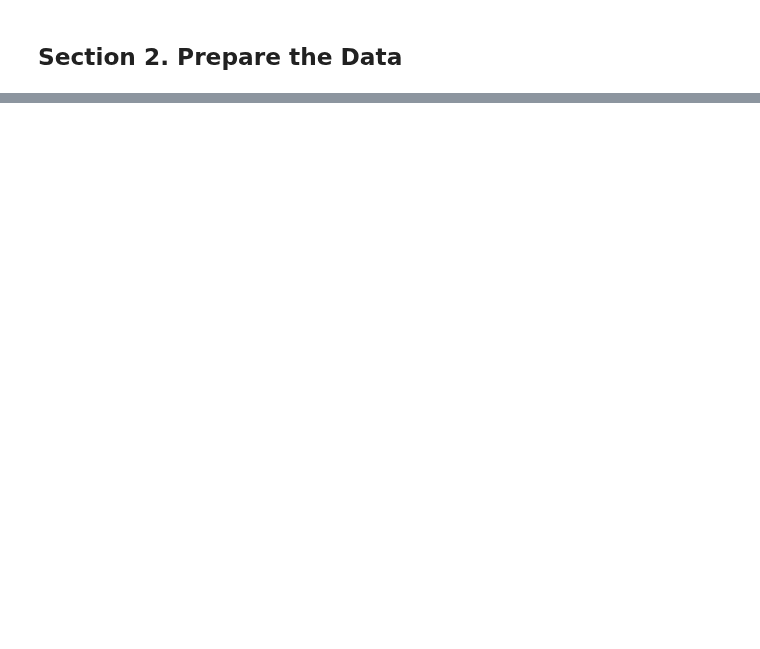
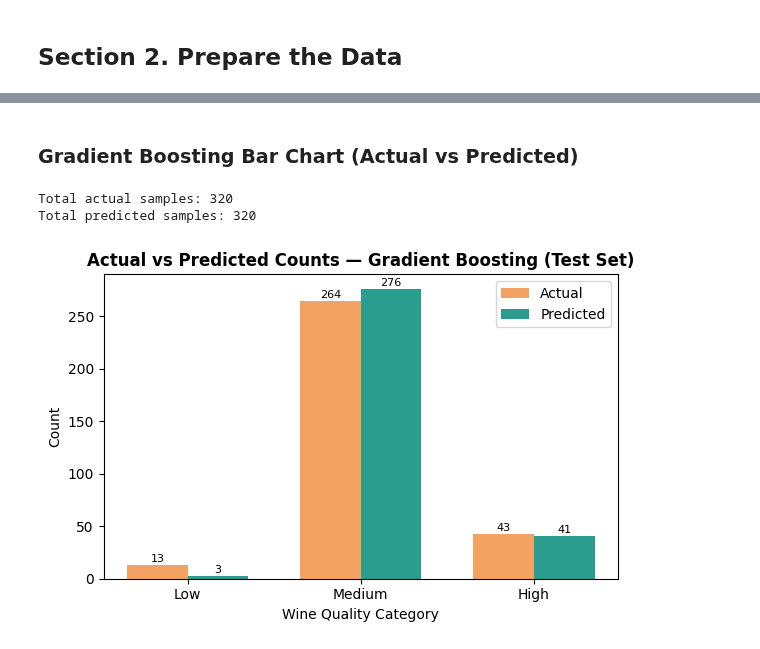
Before and after one commit to BethSpornitz/ml01, a Jupyter notebook: notebooks/project05/ensemble_bethspornitz.ipynb, the cells around one changed output, grey strips where cells are left out. Drawn from its saved outputs; the diff is of its cells as text; code cells hidden in the pictures; blank space fills up the shorter version.

```diff
--- a/notebooks/project05/ensemble_bethspornitz.ipynb
+++ b/notebooks/project05/ensemble_bethspornitz.ipynb
@@ -110,0 +364,53 @@ df["quality_numeric"] = df["quality"].apply(quality_to_number)
+# %% [markdown]
+### Gradient Boosting Bar Chart (Actual vs Predicted)
+# %%
+
+
+# Confirm predicted values (in case not stored yet)
+y_test_pred = gb_model.predict(X_test)
+
+# Define label names and numeric order
+labels = ["Low", "Medium", "High"]
+
+# Manually count actual vs predicted
+actual_counts = [sum(y_test == 0), sum(y_test == 1), sum(y_test == 2)]
+pred_counts = [sum(y_test_pred == 0), sum(y_test_pred == 1), sum(y_test_pred == 2)]
+
+# Verify totals
+print(f"Total actual samples: {sum(actual_counts)}")
+print(f"Total predicted samples: {sum(pred_counts)}")
+
+# Set up bar chart
+x = np.arange(len(labels))
+width = 0.35
+
+fig, ax = plt.subplots(figsize=(6, 4))
+bars1 = ax.bar(x - width/2, actual_counts, width, label="Actual", color="#f4a261")
+bars2 = ax.bar(x + width/2, pred_counts, width, label="Predicted", color="#2a9d8f")
+
+# Labels and title
+ax.set_xlabel("Wine Quality Category", fontsize=10)
+ax.set_ylabel("Count", fontsize=10)
+ax.set_title("Actual vs Predicted Counts — Gradient Boosting (Test Set)", fontsize=12, weight="bold")
+ax.set_xticks(x)
+ax.set_xticklabels(labels)
+ax.legend()
+
+# Add data labels on top of bars
+for bar in bars1 + bars2:
+    height = bar.get_height()
+    ax.text(
+        bar.get_x() + bar.get_width() / 2,
+        height + 1,
+        f"{int(height)}",
+        ha="center",
+        va="bottom",
+        fontsize=8,
+    )
+
+plt.tight_layout()
+plt.show()
+# %% [output]
+Total actual samples: 320
+Total predicted samples: 320
+[figure, added]
```
Also changed, not shown: parts of 30 cells of this notebook, 4 other files.
